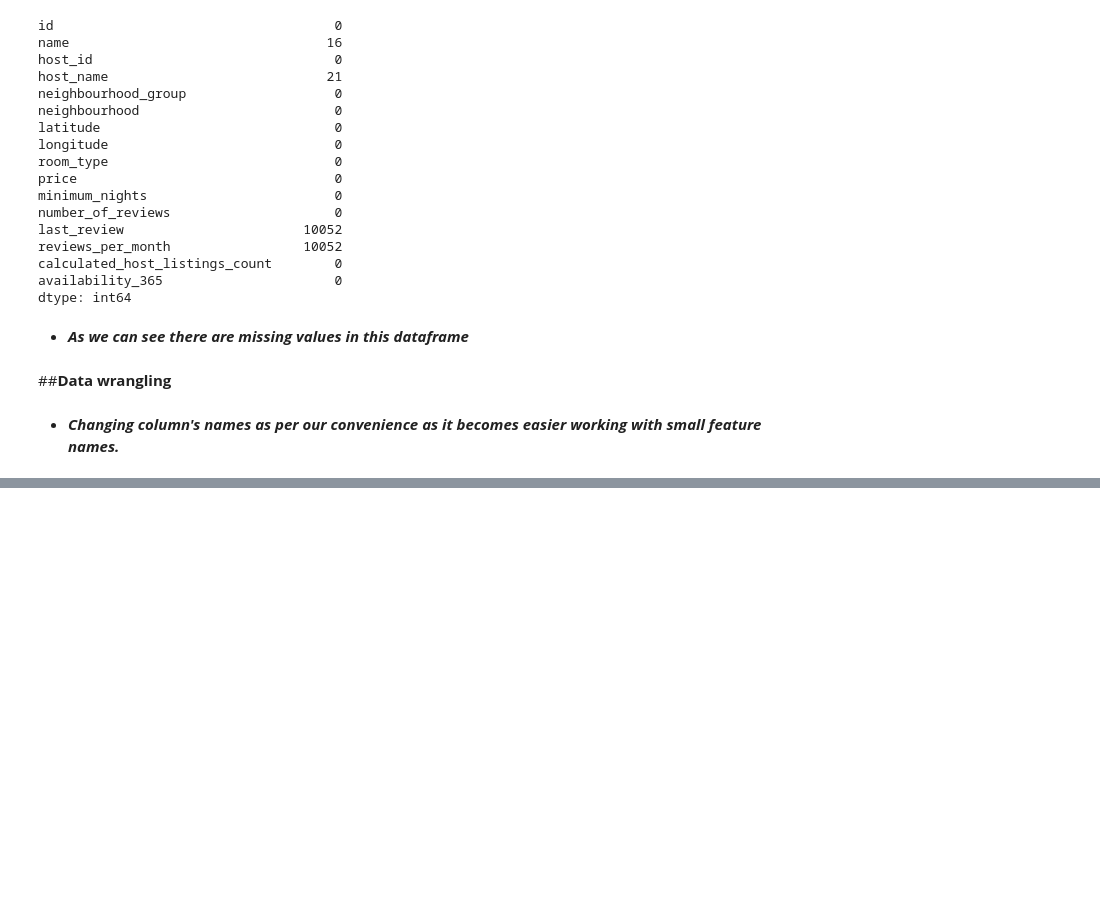
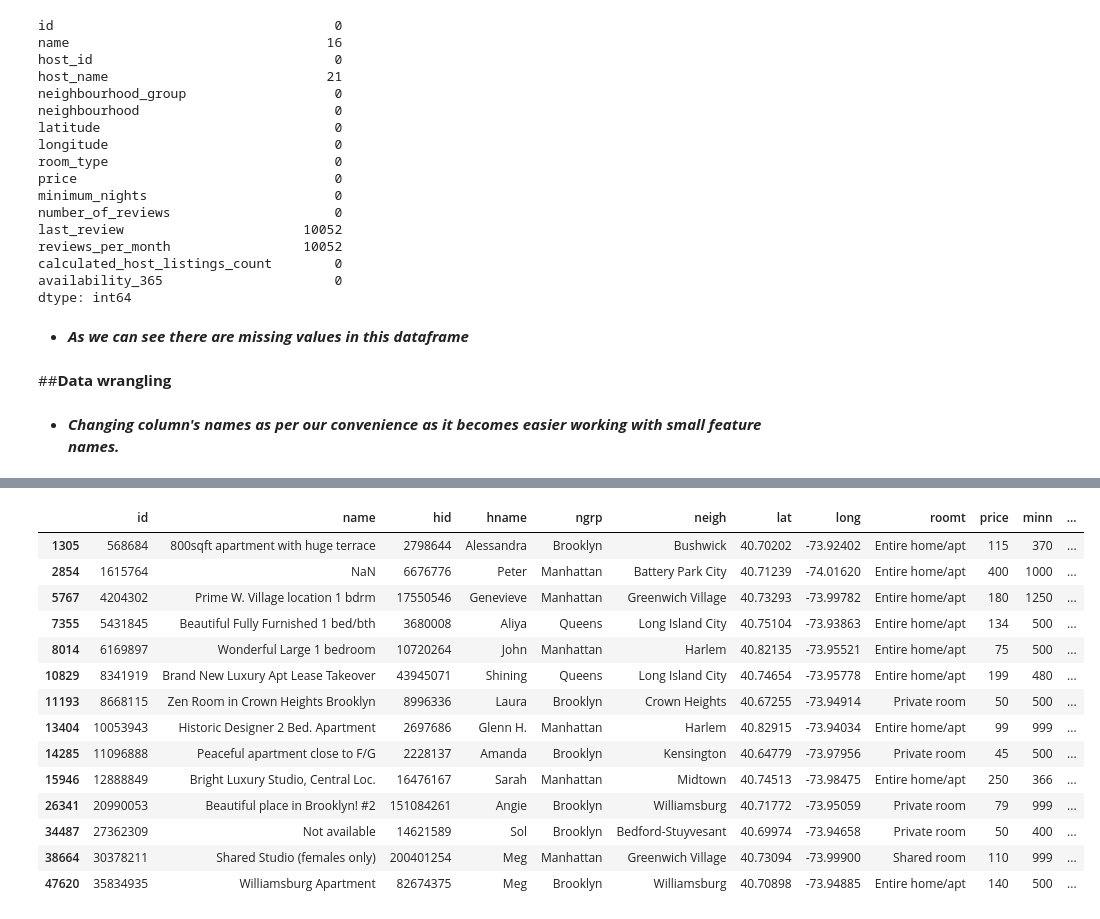
Before and after one commit to Sid-9823/Airbnb-Bookings-Analysis, a Jupyter notebook: Airbnb_Bookings_Analysis.ipynb, the cells around one changed output, grey strips where cells are left out. Drawn from its saved outputs; the diff is of its cells as text; code cells hidden in the pictures; blank space fills up the shorter version.

```diff
--- a/Airbnb_Bookings_Analysis.ipynb
+++ b/Airbnb_Bookings_Analysis.ipynb
@@ -213,10 +213,10 @@ dtype: int64
 * ***As we can see there are missing values in this dataframe***
 # %% [markdown]
 ##**Data wrangling**
-# %%
-# Renaming our column's.
-
-df = df.rename(columns={'Gender':'gen','Age':'age','Driving_License':'dl','Region_Code':'rc','Previously_Insured':'pi','Vehicle_Age':'va',
-                        'Vehicle_Damage':'vd','Annual_Premium':'ap','Policy_Sales_Channel':'psc','Vintage':'vint','Response':'res'})
+# %%
+# Renaming our column's.
+
+df = df.rename(columns={'host_id':'hid','host_name':'hname','neighbourhood_group':'ngrp','neighbourhood':'neigh','latitude':'lat','longitude':'long',
+                        'room_type':'roomt','minimum_nights':'minn','number_of_reviews':'nor','last_review':'lstrvw','reviews_per_month':'rvwmnth','calculated_host_listings_count' : 'calchlc','availability_365' : 'a365'})
 # %% [markdown]
 * ***Changing column's names as per our convenience as it becomes easier working with small feature names.***
@@ -222,0 +249,18 @@ df = df.rename(columns={'Gender':'gen','Age':'age','Driving_License':'dl','Regio
+# %%
+df[df['minn'] > 365]
+# %% [output]
+|  | id | name | hid | hname | ngrp | neigh | lat | long | roomt | price | minn | ... |
+| 1305 | 568684 | 800sqft apartment with huge terrace | 2798644 | Alessandra | Brooklyn | Bushwick | 40.70202 | -73.92402 | Entire home/apt | 115 | 370 | ... |
+| 2854 | 1615764 | NaN | 6676776 | Peter | Manhattan | Battery Park City | 40.71239 | -74.01620 | Entire home/apt | 400 | 1000 | ... |
+| 5767 | 4204302 | Prime W. Village location 1 bdrm | 17550546 | Genevieve | Manhattan | Greenwich Village | 40.73293 | -73.99782 | Entire home/apt | 180 | 1250 | ... |
+| 7355 | 5431845 | Beautiful Fully Furnished 1 bed/bth | 3680008 | Aliya | Queens | Long Island City | 40.75104 | -73.93863 | Entire home/apt | 134 | 500 | ... |
+| 8014 | 6169897 | Wonderful Large 1 bedroom | 10720264 | John | Manhattan | Harlem | 40.82135 | -73.95521 | Entire home/apt | 75 | 500 | ... |
+| 10829 | 8341919 | Brand New Luxury Apt Lease Takeover | 43945071 | Shining | Queens | Long Island City | 40.74654 | -73.95778 | Entire home/apt | 199 | 480 | ... |
+| 11193 | 8668115 | Zen Room in Crown Heights Brooklyn | 8996336 | Laura | Brooklyn | Crown Heights | 40.67255 | -73.94914 | Private room | 50 | 500 | ... |
+| 13404 | 10053943 | Historic Designer 2 Bed. Apartment | 2697686 | Glenn H. | Manhattan | Harlem | 40.82915 | -73.94034 | Entire home/apt | 99 | 999 | ... |
+| 14285 | 11096888 | Peaceful apartment close to F/G | 2228137 | Amanda | Brooklyn | Kensington | 40.64779 | -73.97956 | Private room | 45 | 500 | ... |
+| 15946 | 12888849 | Bright Luxury Studio, Central Loc. | 16476167 | Sarah | Manhattan | Midtown | 40.74513 | -73.98475 | Entire home/apt | 250 | 366 | ... |
+| 26341 | 20990053 | Beautiful place in Brooklyn! #2 | 151084261 | Angie | Brooklyn | Williamsburg | 40.71772 | -73.95059 | Private room | 79 | 999 | ... |
+| 34487 | 27362309 | Not available | 14621589 | Sol | Brooklyn | Bedford-Stuyvesant | 40.69974 | -73.94658 | Private room | 50 | 400 | ... |
+| 38664 | 30378211 | Shared Studio (females only) | 200401254 | Meg | Manhattan | Greenwich Village | 40.73094 | -73.99900 | Shared room | 110 | 999 | ... |
+| 47620 | 35834935 | Williamsburg Apartment | 82674375 | Meg | Brooklyn | Williamsburg | 40.70898 | -73.94885 | Entire home/apt | 140 | 500 | ... |
```
Also changed, not shown: parts of 3 cells of this notebook.
